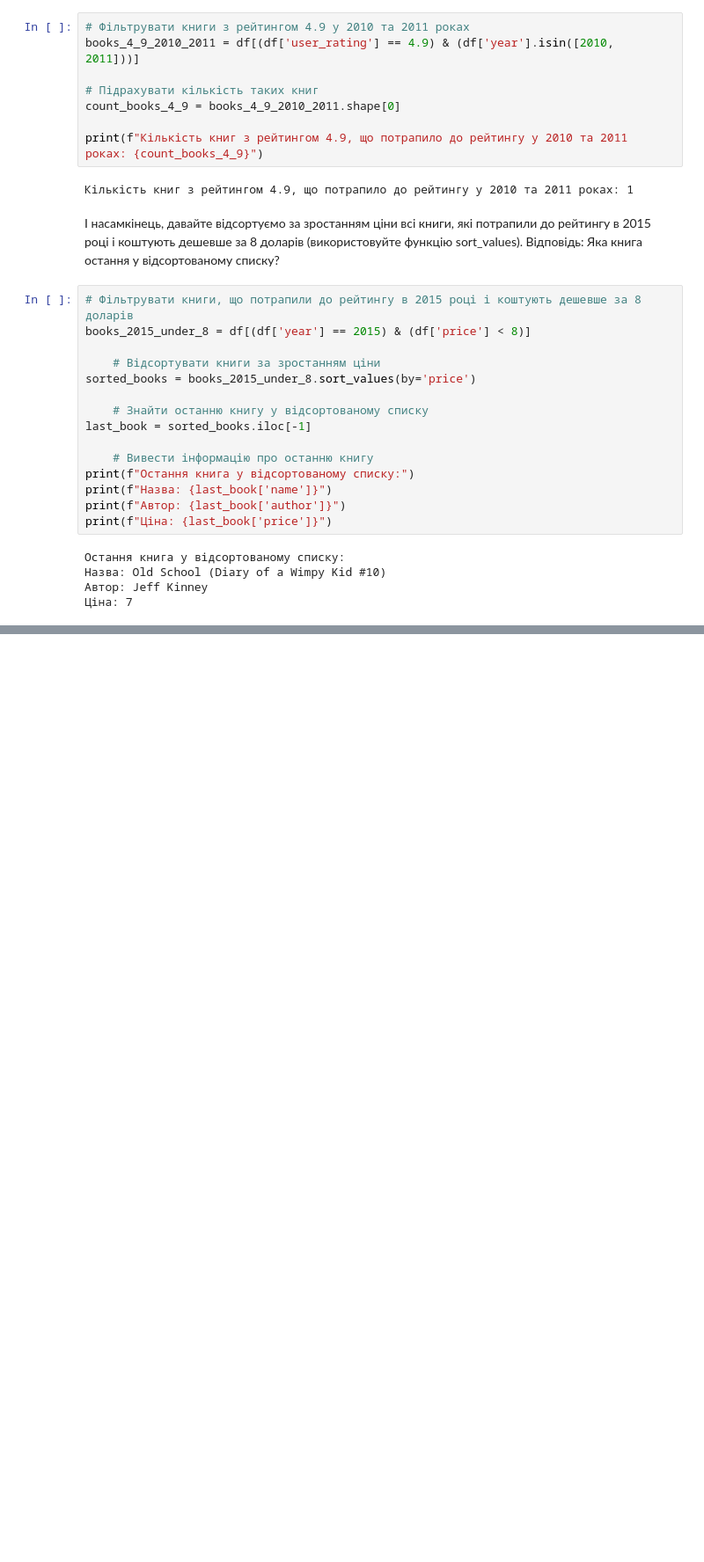
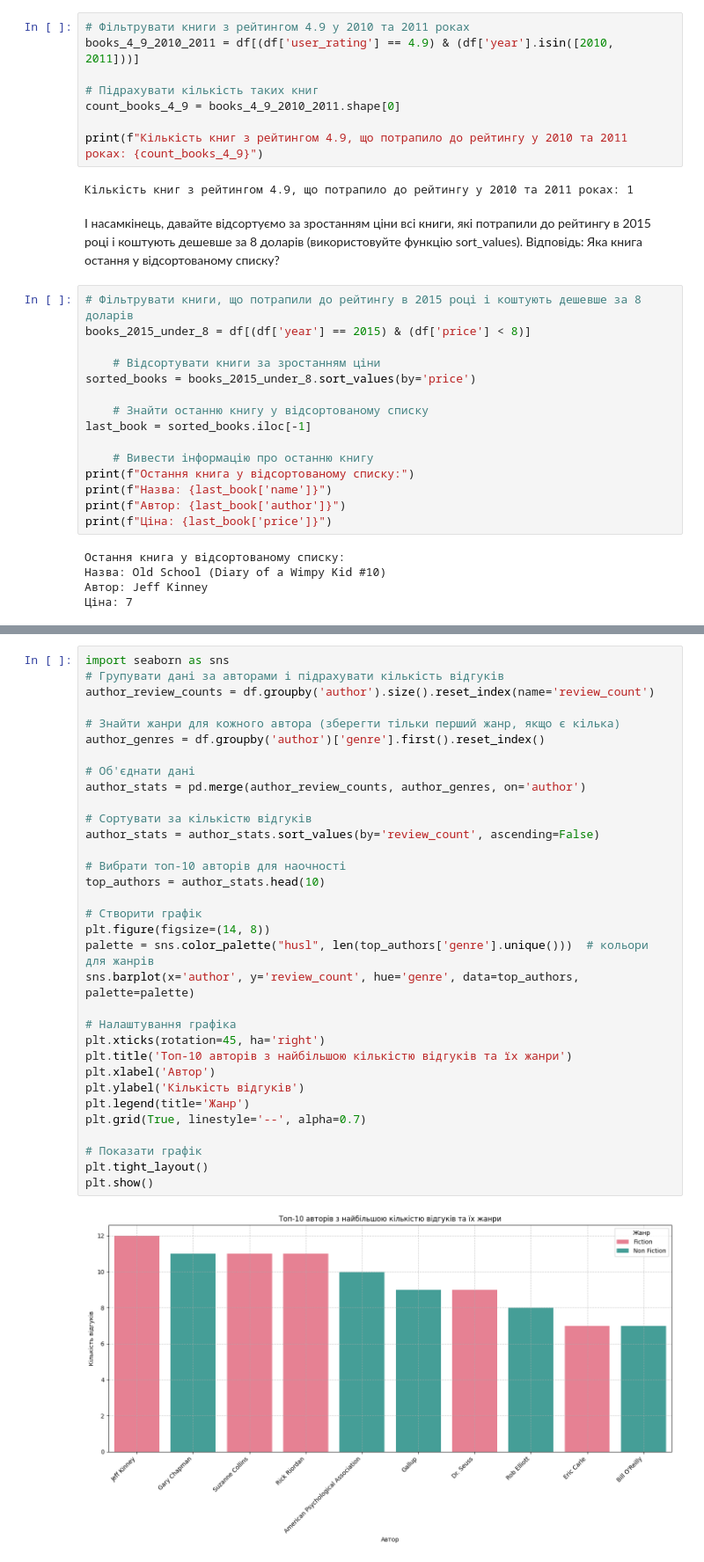
Before and after one commit to OlhaYastrebova/goit-ds-hw, a Jupyter notebook: Hw5_3.ipynb, the cells around one changed output, grey strips where cells are left out. Shown: that part at 88% size. Cells and saved outputs as stored; diff of their text form; blank space fills up the shorter version.

```diff
--- a/Hw5_3.ipynb
+++ b/Hw5_3.ipynb
@@ -201,0 +317,35 @@ print(f"Ціна: {last_book['price']}")
+# %%
+import seaborn as sns
+# Групувати дані за авторами і підрахувати кількість відгуків
+author_review_counts = df.groupby('author').size().reset_index(name='review_count')
+
+# Знайти жанри для кожного автора (зберегти тільки перший жанр, якщо є кілька)
+author_genres = df.groupby('author')['genre'].first().reset_index()
+
+# Об'єднати дані
+author_stats = pd.merge(author_review_counts, author_genres, on='author')
+
+# Сортувати за кількістю відгуків
+author_stats = author_stats.sort_values(by='review_count', ascending=False)
+
+# Вибрати топ-10 авторів для наочності
+top_authors = author_stats.head(10)
+
+# Створити графік
+plt.figure(figsize=(14, 8))
+palette = sns.color_palette("husl", len(top_authors['genre'].unique()))  # кольори для жанрів
+sns.barplot(x='author', y='review_count', hue='genre', data=top_authors, palette=palette)
+
+# Налаштування графіка
+plt.xticks(rotation=45, ha='right')
+plt.title('Топ-10 авторів з найбільшою кількістю відгуків та їх жанри')
+plt.xlabel('Автор')
+plt.ylabel('Кількість відгуків')
+plt.legend(title='Жанр')
+plt.grid(True, linestyle='--', alpha=0.7)
+
+# Показати графік
+plt.tight_layout()
+plt.show()
+# %% [output]
+[figure, added]
```
Also changed, not shown: parts of 13 cells of this notebook.
